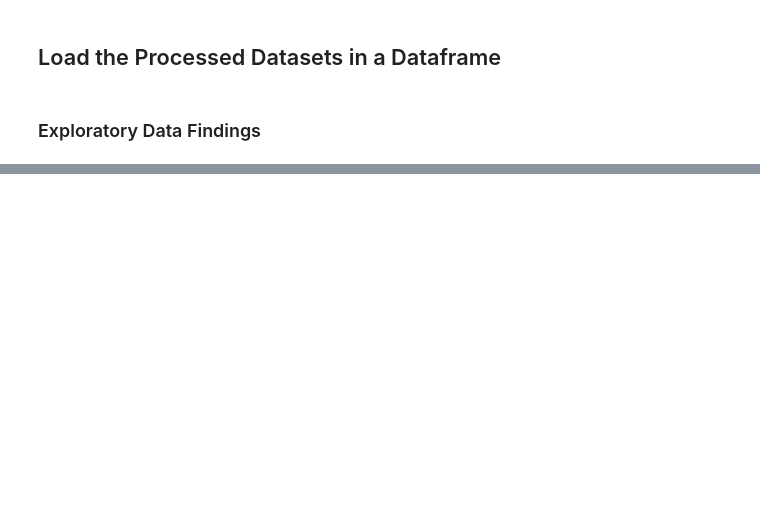
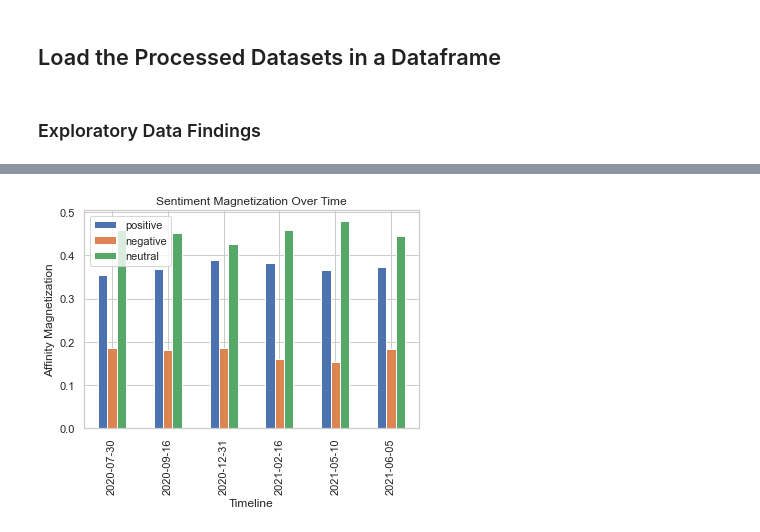
Before and after one commit to 0zyxel0/BDA_2021, a Jupyter notebook: BDA_Project.ipynb, the cells around one changed output, grey strips where cells are left out. Saved outputs shown, nothing was run; the diff lists cells and outputs as text; code cells hidden in the pictures; blank space fills up the shorter version.

```diff
--- a/BDA_Project.ipynb
+++ b/BDA_Project.ipynb
@@ -471,0 +505,9 @@ plt.show()
+# %%
+ax= myVis.plot.bar()
+plt.title('Sentiment Magnetization Over Time')
+plt.xlabel('Timeline')
+plt.ylabel('Affinity Magnetization')
+plt.legend()
+plt.show()
+# %% [output]
+[figure, added]
```
Also changed, not shown: parts of 10 cells of this notebook.
